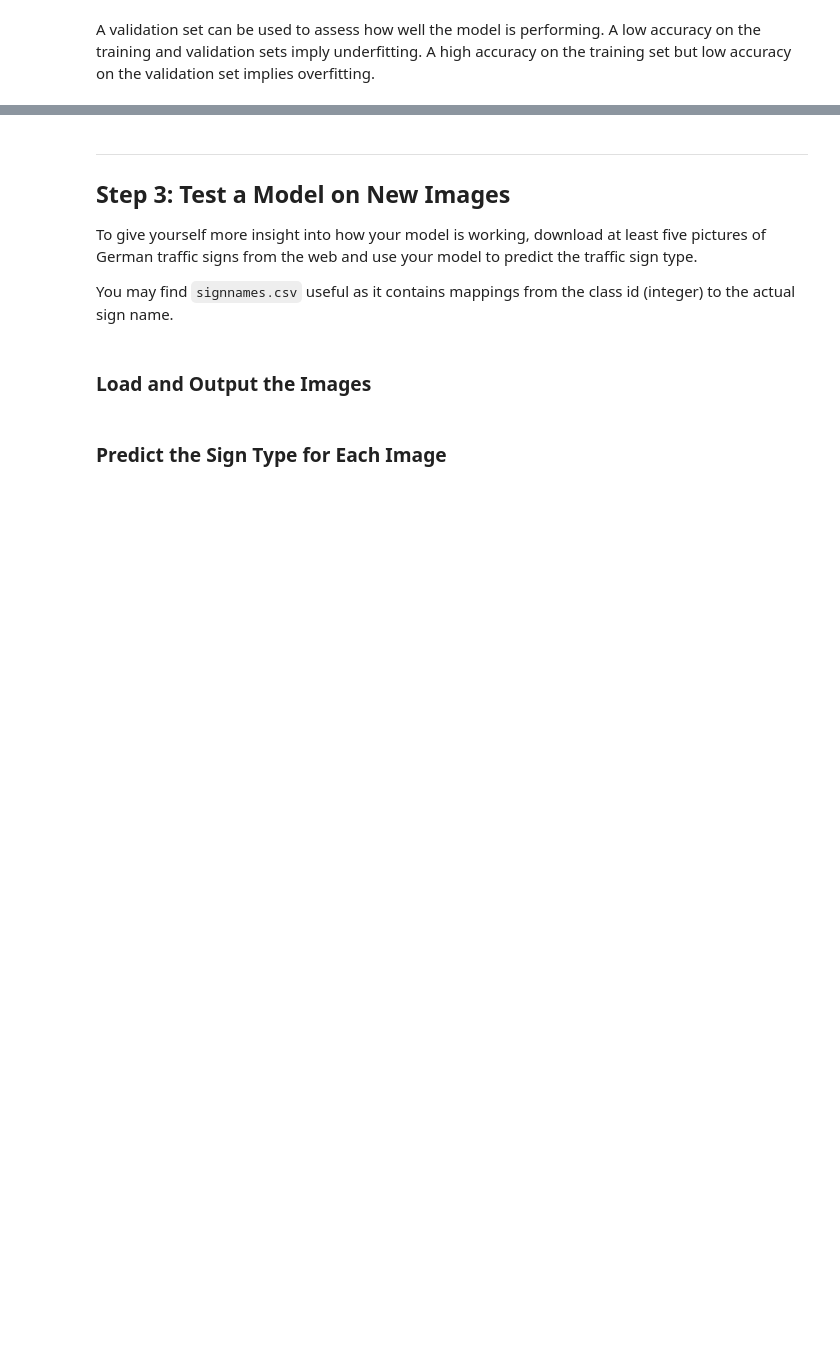
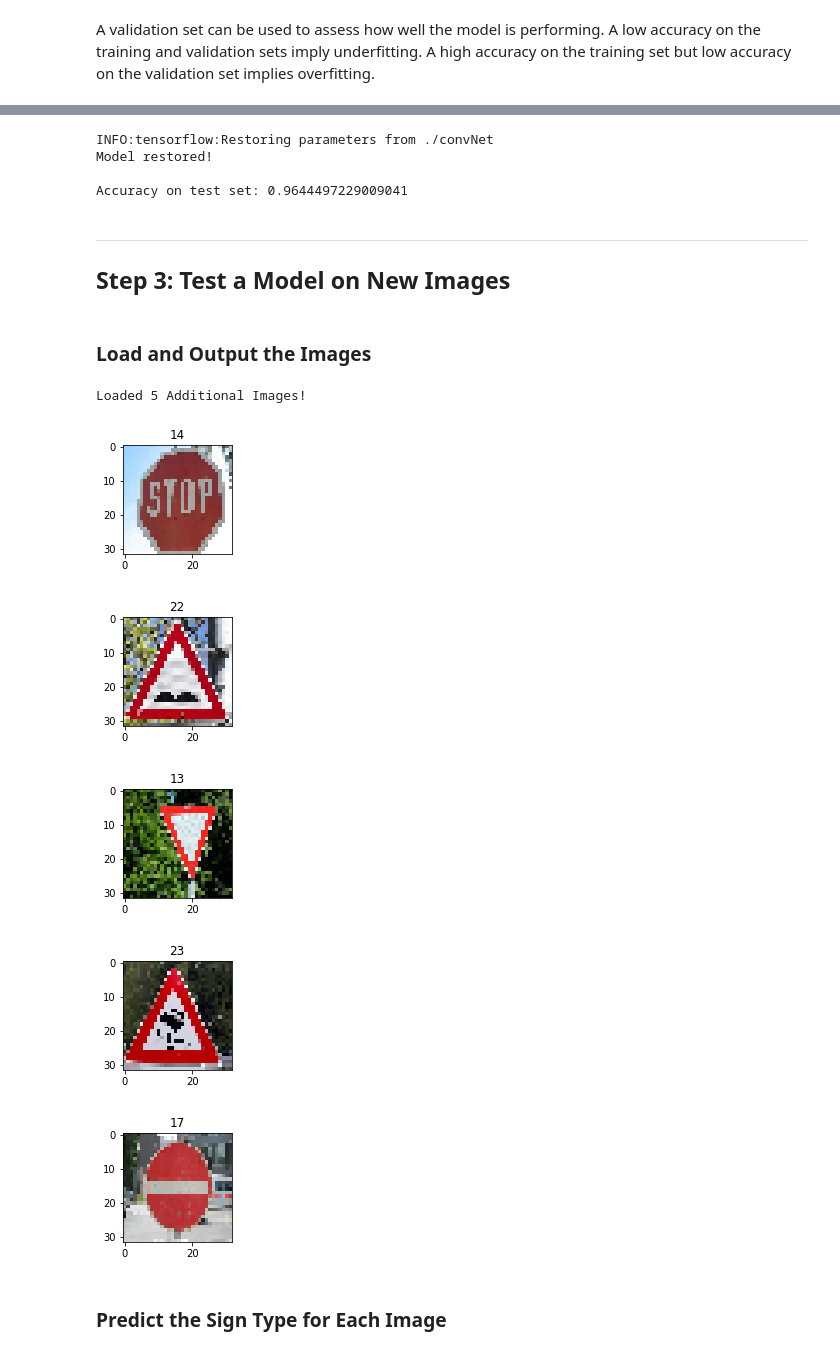
Before and after one commit to akshatbjain/Traffic-Sign-Classifier, a Jupyter notebook: Traffic_Sign_Classifier.ipynb, the cells around one changed output, grey strips where cells are left out. Drawn from its saved outputs; the diff is of its cells as text; code cells hidden in the pictures; blank space fills up the shorter version.

```diff
--- a/Traffic_Sign_Classifier.ipynb
+++ b/Traffic_Sign_Classifier.ipynb
@@ -363,10 +364,19 @@ plt.plot(x, validation_accuracy)
-# %% [markdown]
----
-
-## Step 3: Test a Model on New Images
-
-To give yourself more insight into how your model is working, download at least five pictures of German traffic signs from the web and use your model to predict the traffic sign type.
-
-You may find `signnames.csv` useful as it contains mappings from the class id (integer) to the actual sign name.
+# %%
+with tf.Session() as sess:
+    saver.restore(sess, './convNet')
+    print('Model restored!')
+    print()
+
+    test_accuracy = evaluate(X_test, y_test)
+    print('Accuracy on test set: {}'.format(test_accuracy))
+# %% [output]
+INFO:tensorflow:Restoring parameters from ./convNet
+Model restored!
+
+Accuracy on test set: 0.9644497229009041
+# %% [markdown]
+---
+
+## Step 3: Test a Model on New Images
 # %% [markdown]
 ### Load and Output the Images
@@ -376,2 +383,45 @@ You may find `signnames.csv` useful as it contains mappings from the class id (i
+# %%
+import os
+
+def load_additional_images(folder):
+    images = []
+    csv_file = pd.read_csv(os.path.join(folder, 'labels.csv'))
+    file_names = csv_file.Image.as_matrix()
+    labels = list(csv_file.Label.as_matrix())
+    image_labels = []
+
+    for filename in os.listdir(folder):
+        if filename != 'labels.csv':
+            img = cv2.imread(os.path.join(folder, filename))
+            b, g, r = cv2.split(img)
+            img = cv2.merge([r, g, b])
+            if img is not None:
+                img = cv2.resize(img, (image_shape[0], image_shape[1]))
+                images.append(img)
+
+            index = np.where(file_names==filename)[0][0]
+            image_labels.append(labels[index])
+    return np.array(images), np.array(image_labels)
+# %%
+additional_images_folder = 'Additional Images'
+
+add_imgs, labels = load_additional_images(additional_images_folder)
+n_add_imgs = len(add_imgs)
+print('Loaded {} Additional Images!'.format(n_add_imgs))
+
+for image in range (len(add_imgs)):
+    plt.figure(figsize=(2,2))
+    plt.title(labels[image])
+    plt.imshow(add_imgs[image])
+
+additional_images = rgb_2_gray(add_imgs)
+additional_images = normalize_gray(additional_images)
+# %% [output]
+Loaded 5 Additional Images!
+[figure, added]
+[figure, added]
+[figure, added]
+[figure, added]
+[figure, added]
 # %% [markdown]
 ### Predict the Sign Type for Each Image
```
Also changed, not shown: parts of 16 cells of this notebook.
